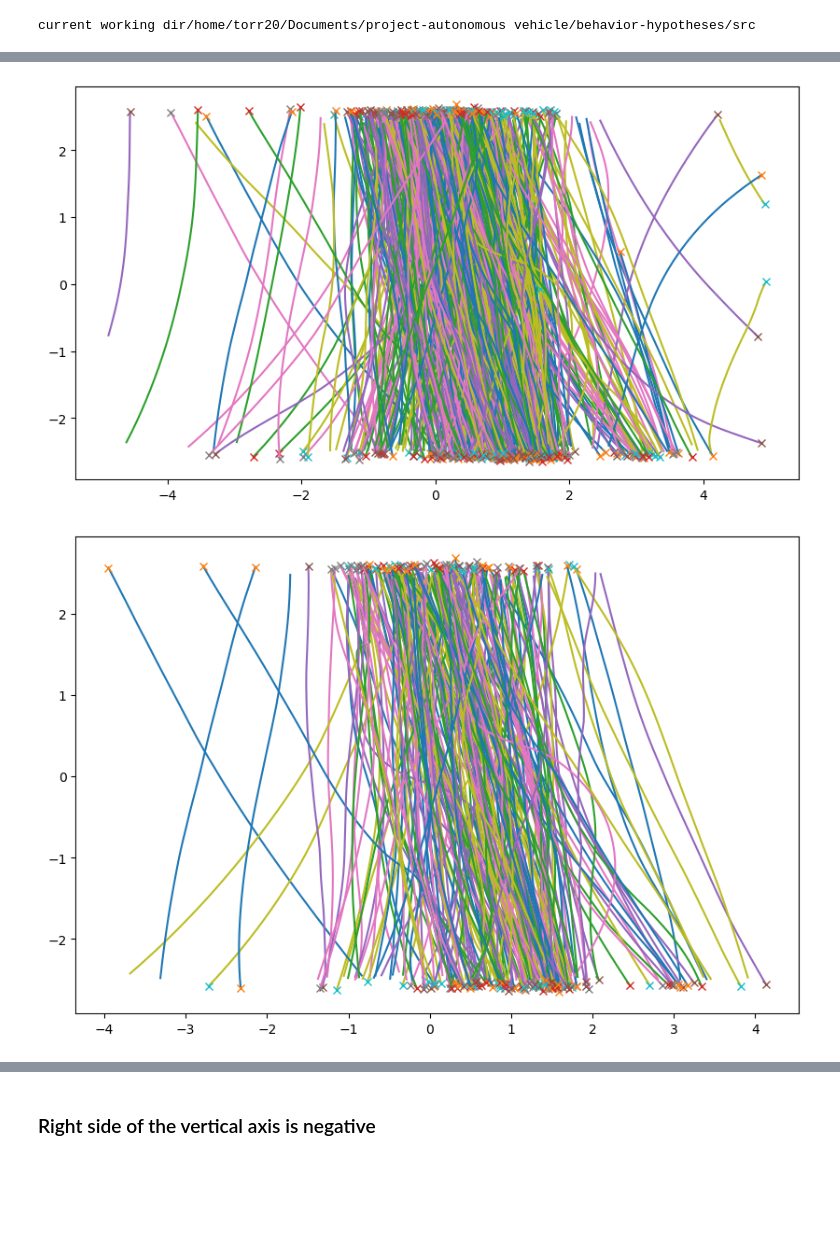
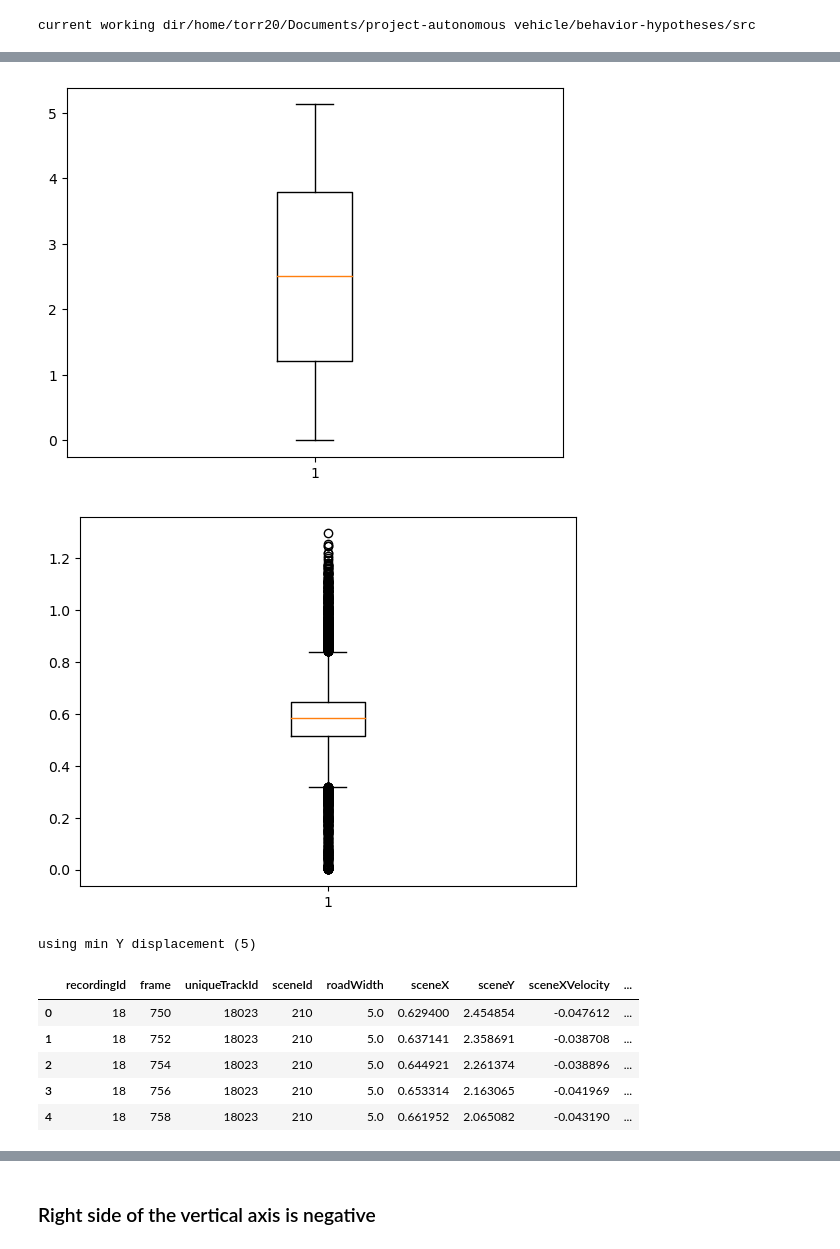
Before and after one commit to BUET-AV/behavior-hypotheses, a Jupyter notebook: src/notebooks/angular-velocity-analysis.ipynb, the cells around one changed output, grey strips where cells are left out. Saved outputs shown, nothing was run; the diff lists cells and outputs as text; code cells hidden in the pictures; blank space fills up the shorter version.

```diff
--- a/src/notebooks/angular-velocity-analysis.ipynb
+++ b/src/notebooks/angular-velocity-analysis.ipynb
@@ -70,6 +67,25 @@ transformer.deriveDisplacements(pedDf)
+# %%
+
+# transformer.deriveAcceleration(pedDf)
+plt.boxplot(pedDf['displacementY'])
+plt.show()
+plt.boxplot(pedDf['speed'])
+plt.show()
+# plt.boxplot(pedDf['acceleration'])
+# plt.show()
+# %% [output]
+[figure, added]
+[figure, added]
 # %%
-visualizer.show(pedDf, idCol = 'uniqueTrackId', xCol = 'sceneX', yCol = 'sceneY')
-visualizer.show(cleanPedDf, idCol = 'uniqueTrackId', xCol = 'sceneX', yCol = 'sceneY')
+cleanPedDf = cleaner.cleanByYDisplacement(pedDf, byIQR=False)
+# visualizer.show(pedDf, idCol = 'uniqueTrackId', xCol = 'sceneX', yCol = 'sceneY')
+# visualizer.show(cleanPedDf, idCol = 'uniqueTrackId', xCol = 'sceneX', yCol = 'sceneY')
+cleanPedDf.head()
 # %% [output]
-[figure, removed]
-[figure, removed]
+using min Y displacement (5)
+|  | recordingId | frame | uniqueTrackId | sceneId | roadWidth | sceneX | sceneY | sceneXVelocity | ... |
+| 0 | 18 | 750 | 18023 | 210 | 5.0 | 0.629400 | 2.454854 | -0.047612 | ... |
+| 1 | 18 | 752 | 18023 | 210 | 5.0 | 0.637141 | 2.358691 | -0.038708 | ... |
+| 2 | 18 | 754 | 18023 | 210 | 5.0 | 0.644921 | 2.261374 | -0.038896 | ... |
+| 3 | 18 | 756 | 18023 | 210 | 5.0 | 0.653314 | 2.163065 | -0.041969 | ... |
+| 4 | 18 | 758 | 18023 | 210 | 5.0 | 0.661952 | 2.065082 | -0.043190 | ... |
```
Also changed, not shown: parts of 15 cells of this notebook.
